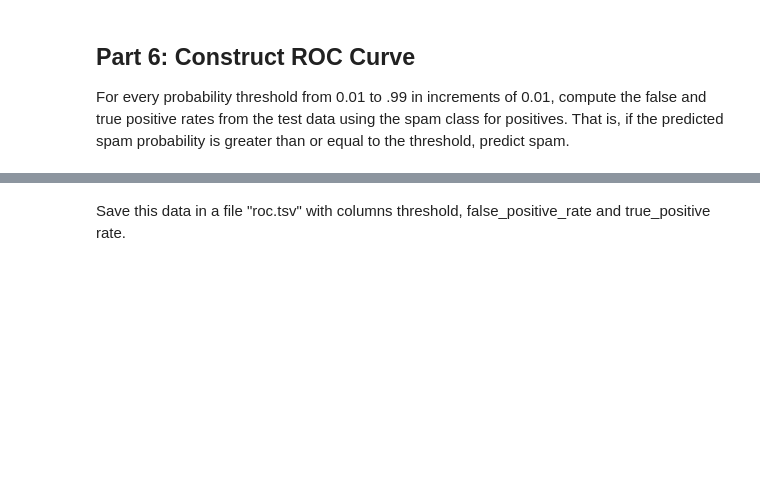
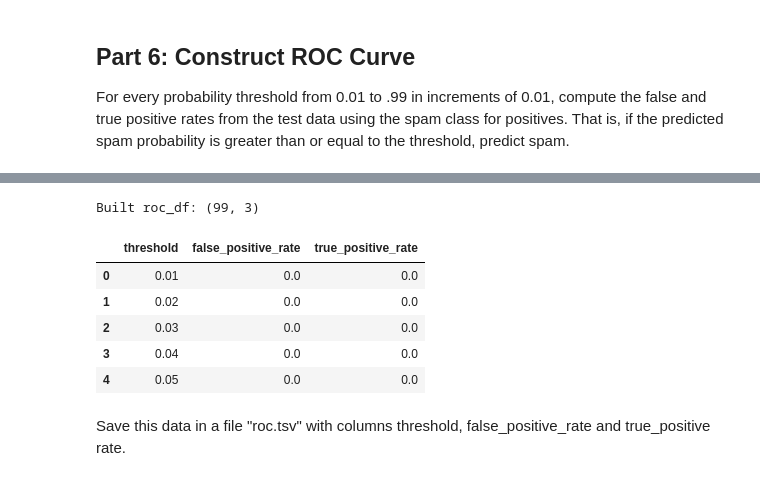
Before and after one commit to EsosaIgi/dx704-project-09, a Jupyter notebook: project.ipynb, the cells around one changed output, grey strips where cells are left out. Cells and saved outputs as stored; diff of their text form; code cells hidden in the pictures; blank space fills up the shorter version.

```diff
--- a/project.ipynb
+++ b/project.ipynb
@@ -427,3 +491,73 @@ Saved roc.tsv with 99 thresholds
+# %%
+# YOUR CHANGES HERE
+import pandas as pd, numpy as np, zipfile, io
+from pathlib import Path
+
+# 1) Load test predictions
+preds = pd.read_csv("test-predictions.tsv", sep="\t")
+assert {"Message ID","spam"}.issubset(preds.columns), "test-predictions.tsv missing columns."
+
+# 2) Load ground-truth labels with official Message ID
+def load_enron_with_ids(zip_path=Path("enron_spam_data.zip")) -> pd.DataFrame:
+    with zipfile.ZipFile(zip_path, "r") as z:
+        inner = [n for n in z.namelist() if n.lower().endswith(".csv")]
+        assert inner, "CSV not found in enron_spam_data.zip"
+        with z.open(inner[0]) as f:
+            df = pd.read_csv(io.TextIOWrapper(f, encoding="utf-8"))
+    lower = {c.lower(): c for c in df.columns}
+    df = df.rename(columns={
+        lower["message id"]: "Message ID",
+        lower["subject"]:   "Subject",
+        lower["message"]:   "Message",
+        lower["spam/ham"]:  "Spam/Ham",
+        lower["date"]:      "Date",
+    })
+    # grader-aligned cleaning
+    df["Spam/Ham"] = df["Spam/Ham"].astype(str).str.strip().str.lower()
+    df = df[df["Spam/Ham"].isin(["ham","spam"])]
+    df = df.dropna(subset=["Message"])
+    df = df[df["Message"].astype(str).str.strip().ne("")]
+    df["Message ID"] = pd.to_numeric(df["Message ID"], errors="raise")
+    df = df.drop_duplicates(subset=["Message ID"], keep="first")
+    return df[["Message ID","Spam/Ham"]]
+
+truth = load_enron_with_ids()
+label_map = truth.set_index("Message ID")["Spam/Ham"].to_dict()
+preds["Label"] = preds["Message ID"].map(label_map)
+preds = preds.dropna(subset=["Label"]).reset_index(drop=True)
+
+y_true = (preds["Label"].str.lower() == "spam").astype(int).to_numpy()
+p_spam = preds["spam"].astype(float).to_numpy()
+
+# 3) Sweep thresholds 0.01..0.99
+ths = np.round(np.linspace(0.01, 0.99, 99), 2)
+P = max(1, int((y_true == 1).sum()))
+N = max(1, int((y_true == 0).sum()))
+
+rows = []
+for t in ths:
+    y_hat = (p_spam >= t).astype(int)
+    tp = int(((y_true == 1) & (y_hat == 1)).sum())
+    fp = int(((y_true == 0) & (y_hat == 1)).sum())
+    tpr = tp / P
+    fpr = fp / N
+    rows.append({
+        "threshold": float(t),
+        "false_positive_rate": float(fpr),
+        "true_positive_rate": float(tpr),
+    })
+
+roc_df = pd.DataFrame(rows)
+print("Built roc_df:", roc_df.shape)
+roc_df.head()
+# %% [output]
+Built roc_df: (99, 3)
+|  | threshold | false_positive_rate | true_positive_rate |
+| 0 | 0.01 | 0.0 | 0.0 |
+| 1 | 0.02 | 0.0 | 0.0 |
+| 2 | 0.03 | 0.0 | 0.0 |
+| 3 | 0.04 | 0.0 | 0.0 |
+| 4 | 0.05 | 0.0 | 0.0 |
 # %% [markdown]
 Save this data in a file "roc.tsv" with columns threshold, false_positive_rate and true_positive rate.
 # %%
```
Also changed, not shown: parts of 13 cells of this notebook, 7 other files.
